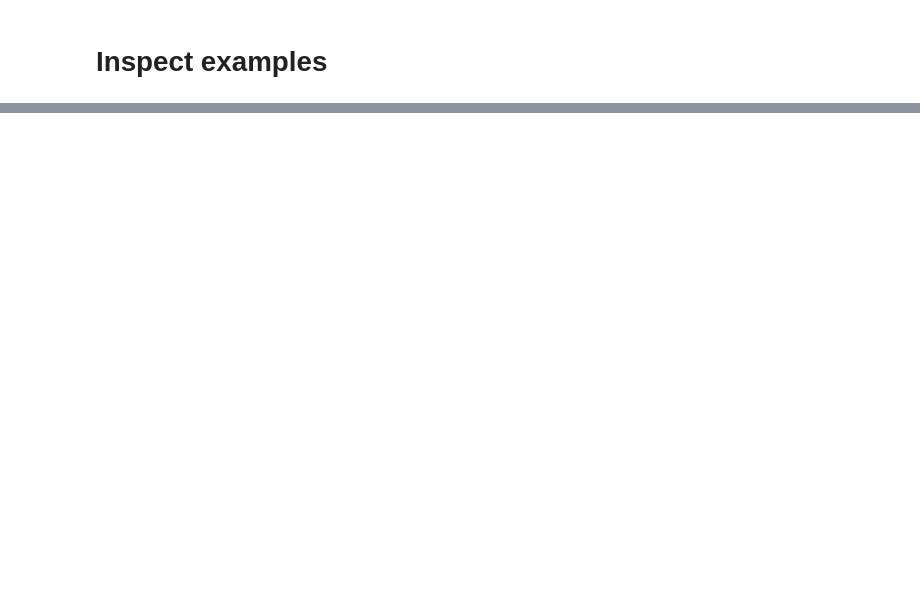
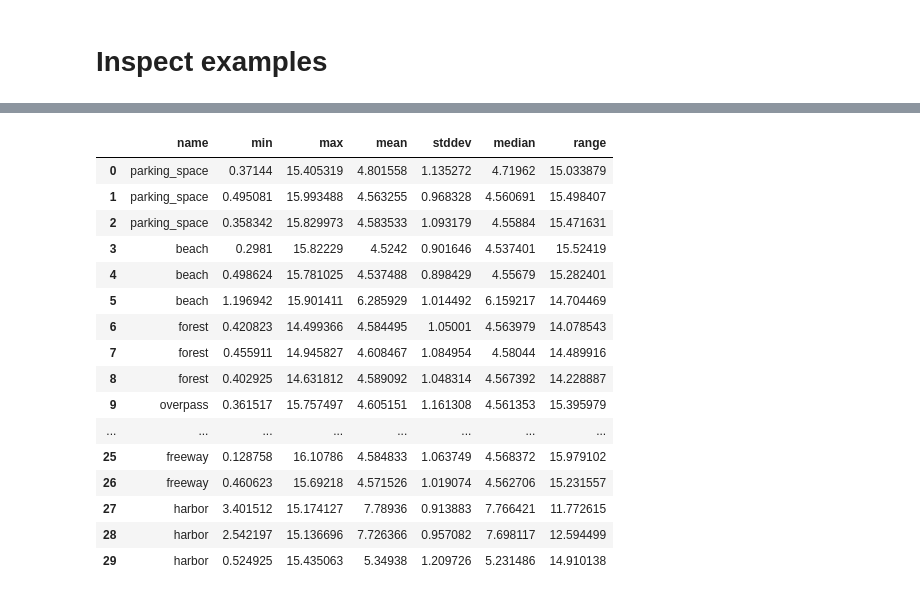
Before and after one commit to jspencermorris/terrains, a Jupyter notebook: notebooks/mm_freq_features.ipynb, the cells around one changed output, grey strips where cells are left out. Cells and saved outputs as stored; diff of their text form; code cells hidden in the pictures; blank space fills up the shorter version.

```diff
--- a/notebooks/mm_freq_features.ipynb
+++ b/notebooks/mm_freq_features.ipynb
@@ -133,0 +237,20 @@ def generate_freq_spectrum(files, directory, images_per_class=3):
+# %%
+df2
+# %% [output]
+|  | name | min | max | mean | stddev | median | range |
+| 0 | parking_space | 0.37144 | 15.405319 | 4.801558 | 1.135272 | 4.71962 | 15.033879 |
+| 1 | parking_space | 0.495081 | 15.993488 | 4.563255 | 0.968328 | 4.560691 | 15.498407 |
+| 2 | parking_space | 0.358342 | 15.829973 | 4.583533 | 1.093179 | 4.55884 | 15.471631 |
+| 3 | beach | 0.2981 | 15.82229 | 4.5242 | 0.901646 | 4.537401 | 15.52419 |
+| 4 | beach | 0.498624 | 15.781025 | 4.537488 | 0.898429 | 4.55679 | 15.282401 |
+| 5 | beach | 1.196942 | 15.901411 | 6.285929 | 1.014492 | 6.159217 | 14.704469 |
+| 6 | forest | 0.420823 | 14.499366 | 4.584495 | 1.05001 | 4.563979 | 14.078543 |
+| 7 | forest | 0.455911 | 14.945827 | 4.608467 | 1.084954 | 4.58044 | 14.489916 |
+| 8 | forest | 0.402925 | 14.631812 | 4.589092 | 1.048314 | 4.567392 | 14.228887 |
+| 9 | overpass | 0.361517 | 15.757497 | 4.605151 | 1.161308 | 4.561353 | 15.395979 |
+| ... | ... | ... | ... | ... | ... | ... | ... |
+| 25 | freeway | 0.128758 | 16.10786 | 4.584833 | 1.063749 | 4.568372 | 15.979102 |
+| 26 | freeway | 0.460623 | 15.69218 | 4.571526 | 1.019074 | 4.562706 | 15.231557 |
+| 27 | harbor | 3.401512 | 15.174127 | 7.78936 | 0.913883 | 7.766421 | 11.772615 |
+| 28 | harbor | 2.542197 | 15.136696 | 7.726366 | 0.957082 | 7.698117 | 12.594499 |
+| 29 | harbor | 0.524925 | 15.435063 | 5.34938 | 1.209726 | 5.231486 | 14.910138 |
```
Also changed, not shown: parts of 9 cells of this notebook.
